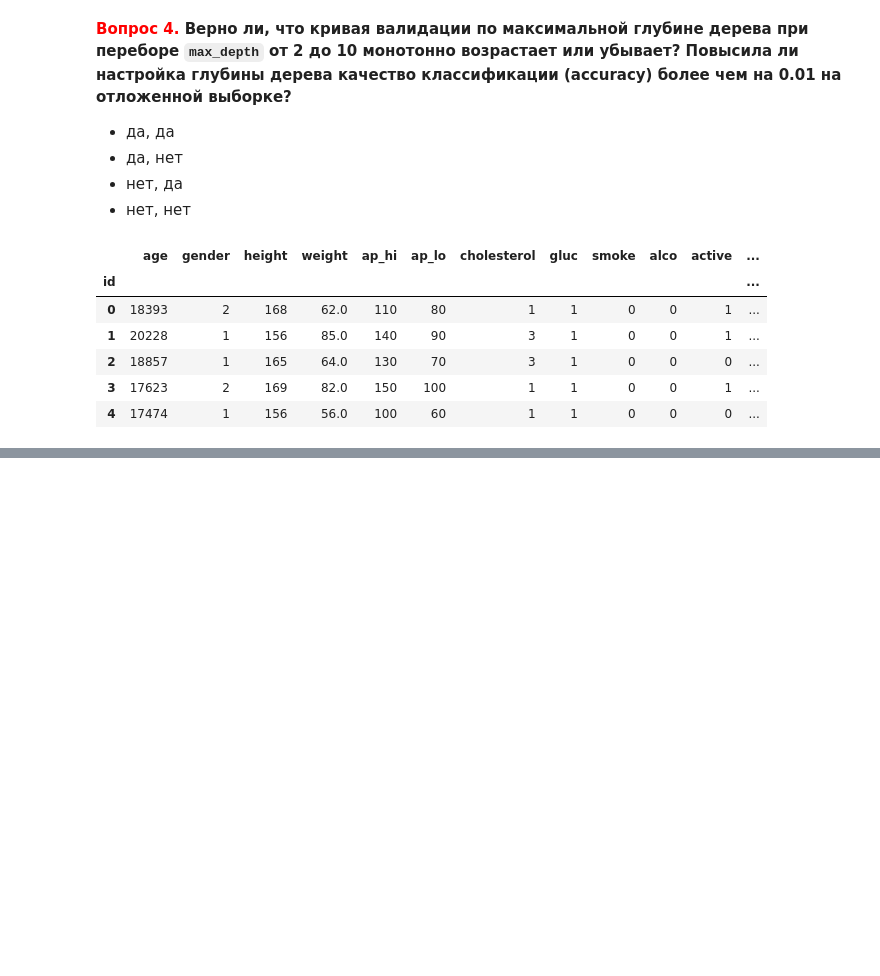
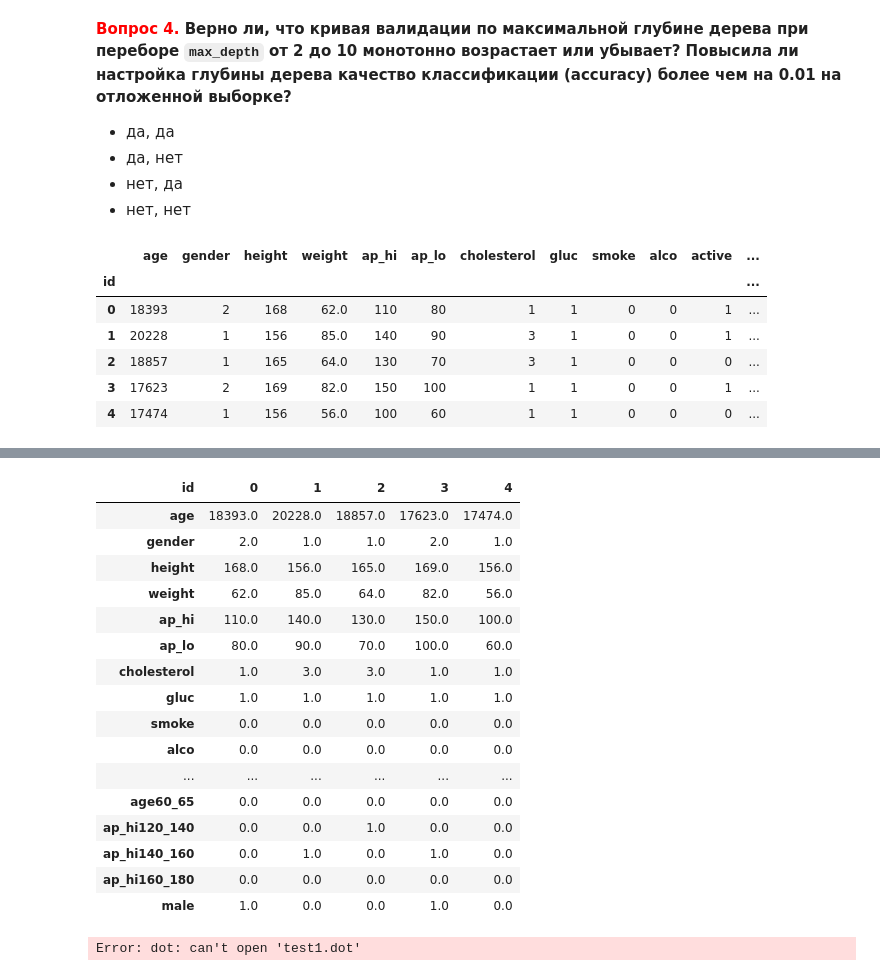
Before and after one commit to ditas/hw, a Jupyter notebook: jupyter_notebooks/homeworks/hw3_decision_trees.ipynb, the cells around one changed output, grey strips where cells are left out. Drawn from its saved outputs; the diff is of its cells as text; code cells hidden in the pictures; blank space fills up the shorter version.

```diff
--- a/jupyter_notebooks/homeworks/hw3_decision_trees.ipynb
+++ b/jupyter_notebooks/homeworks/hw3_decision_trees.ipynb
@@ -474,0 +501,59 @@ df.head()
+# %%
+# Ваш код здесь
+df['age45_50'] = pd.get_dummies(df[(df['age_years']<50) & (df['age_years']>=45)]['test'])
+df['age50_55'] = pd.get_dummies(df[(df['age_years']<55) & (df['age_years']>=50)]['test'])
+df['age55_60'] = pd.get_dummies(df[(df['age_years']<60) & (df['age_years']>=55)]['test'])
+df['age60_65'] = pd.get_dummies(df[(df['age_years']<65) & (df['age_years']>=60)]['test'])
+
+df['age45_50'].fillna(0, inplace=True)
+df['age50_55'].fillna(0, inplace=True)
+df['age55_60'].fillna(0, inplace=True)
+df['age60_65'].fillna(0, inplace=True)
+
+df['ap_hi120_140'] = pd.get_dummies(df[(df['ap_hi']<140) & (df['ap_hi']>=120)]['test'])
+df['ap_hi140_160'] = pd.get_dummies(df[(df['ap_hi']<160) & (df['ap_hi']>=140)]['test'])
+df['ap_hi160_180'] = pd.get_dummies(df[(df['ap_hi']<180) & (df['ap_hi']>=160)]['test'])
+
+df['ap_hi120_140'].fillna(0, inplace=True)
+df['ap_hi140_160'].fillna(0, inplace=True)
+df['ap_hi160_180'].fillna(0, inplace=True)
+
+df['male'] = pd.get_dummies(df[df['gender']==2]['test'])
+
+df['male'].fillna(0, inplace=True)
+
+df.head().T
+# %% [output]
+| id | 0 | 1 | 2 | 3 | 4 |
+| age | 18393.0 | 20228.0 | 18857.0 | 17623.0 | 17474.0 |
+| gender | 2.0 | 1.0 | 1.0 | 2.0 | 1.0 |
+| height | 168.0 | 156.0 | 165.0 | 169.0 | 156.0 |
+| weight | 62.0 | 85.0 | 64.0 | 82.0 | 56.0 |
+| ap_hi | 110.0 | 140.0 | 130.0 | 150.0 | 100.0 |
+| ap_lo | 80.0 | 90.0 | 70.0 | 100.0 | 60.0 |
+| cholesterol | 1.0 | 3.0 | 3.0 | 1.0 | 1.0 |
+| gluc | 1.0 | 1.0 | 1.0 | 1.0 | 1.0 |
+| smoke | 0.0 | 0.0 | 0.0 | 0.0 | 0.0 |
+| alco | 0.0 | 0.0 | 0.0 | 0.0 | 0.0 |
+| ... | ... | ... | ... | ... | ... |
+| age60_65 | 0.0 | 0.0 | 0.0 | 0.0 | 0.0 |
+| ap_hi120_140 | 0.0 | 0.0 | 1.0 | 0.0 | 0.0 |
+| ap_hi140_160 | 0.0 | 1.0 | 0.0 | 1.0 | 0.0 |
+| ap_hi160_180 | 0.0 | 0.0 | 0.0 | 0.0 | 0.0 |
+| male | 1.0 | 0.0 | 0.0 | 1.0 | 0.0 |
+# %%
+y = df['cardio']
+X = df.drop(['age','gender','height','weight','ap_hi','ap_lo','cholesterol','gluc','alco','active','cardio','test','age_years', 'is_gluc_1','is_gluc_2','is_gluc_3'], axis=1)
+
+# X_train, X_valid, y_train, y_valid = train_test_split(X, y, test_size=0.3, random_state=17)
+
+X.head().T
+# y.head()
+
+clf = DecisionTreeClassifier(max_depth=3, random_state=17)
+clf.fit(X, y)
+
+export_graphviz(clf, feature_names=X.columns, out_file='test1.dot', filled=True)
+!dot -Tpng 'test1.dot' -o 'test1.png'
+# %% [output]
+Error: dot: can't open 'test1.dot'
```
Also changed, not shown: parts of 9 cells of this notebook, 1 other file.
